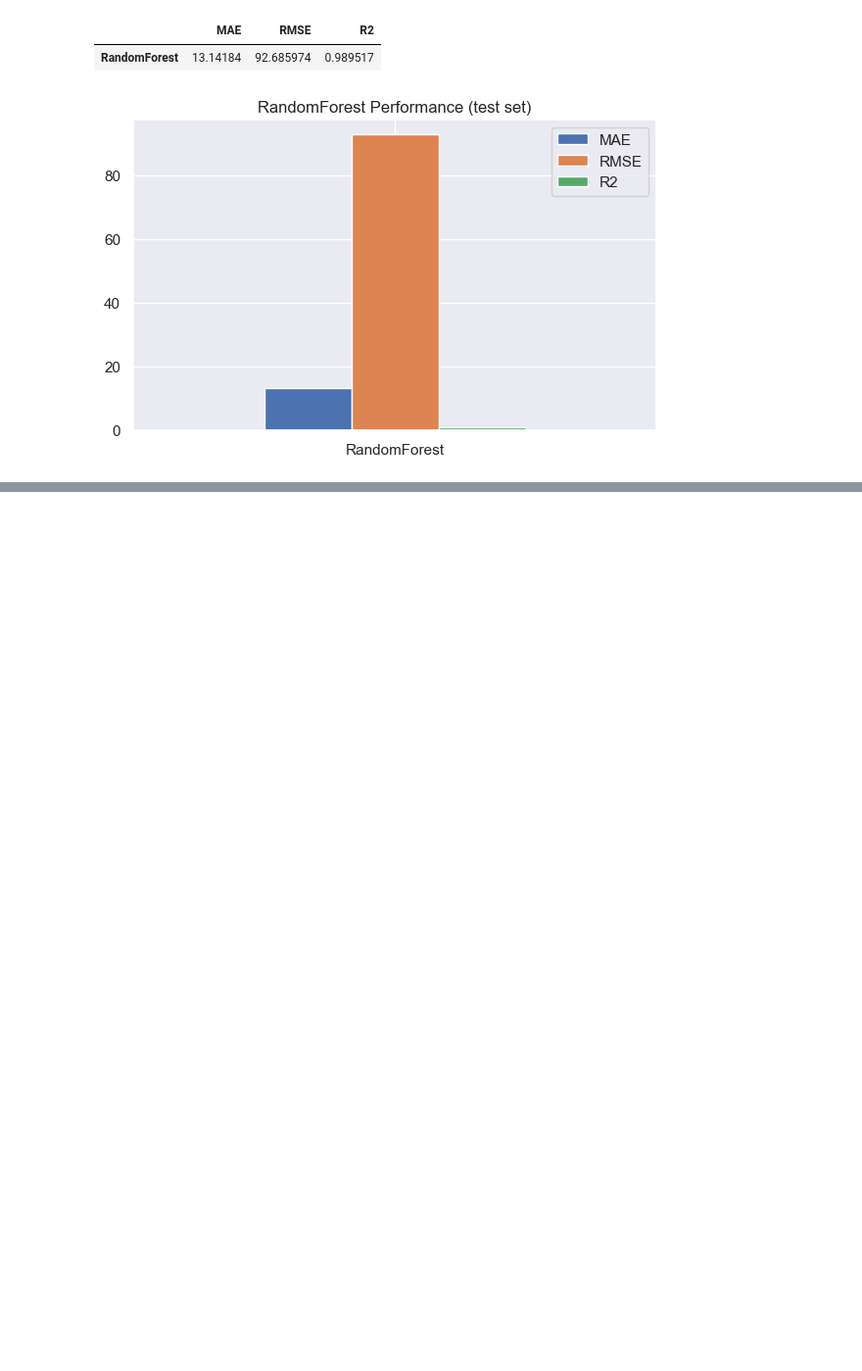
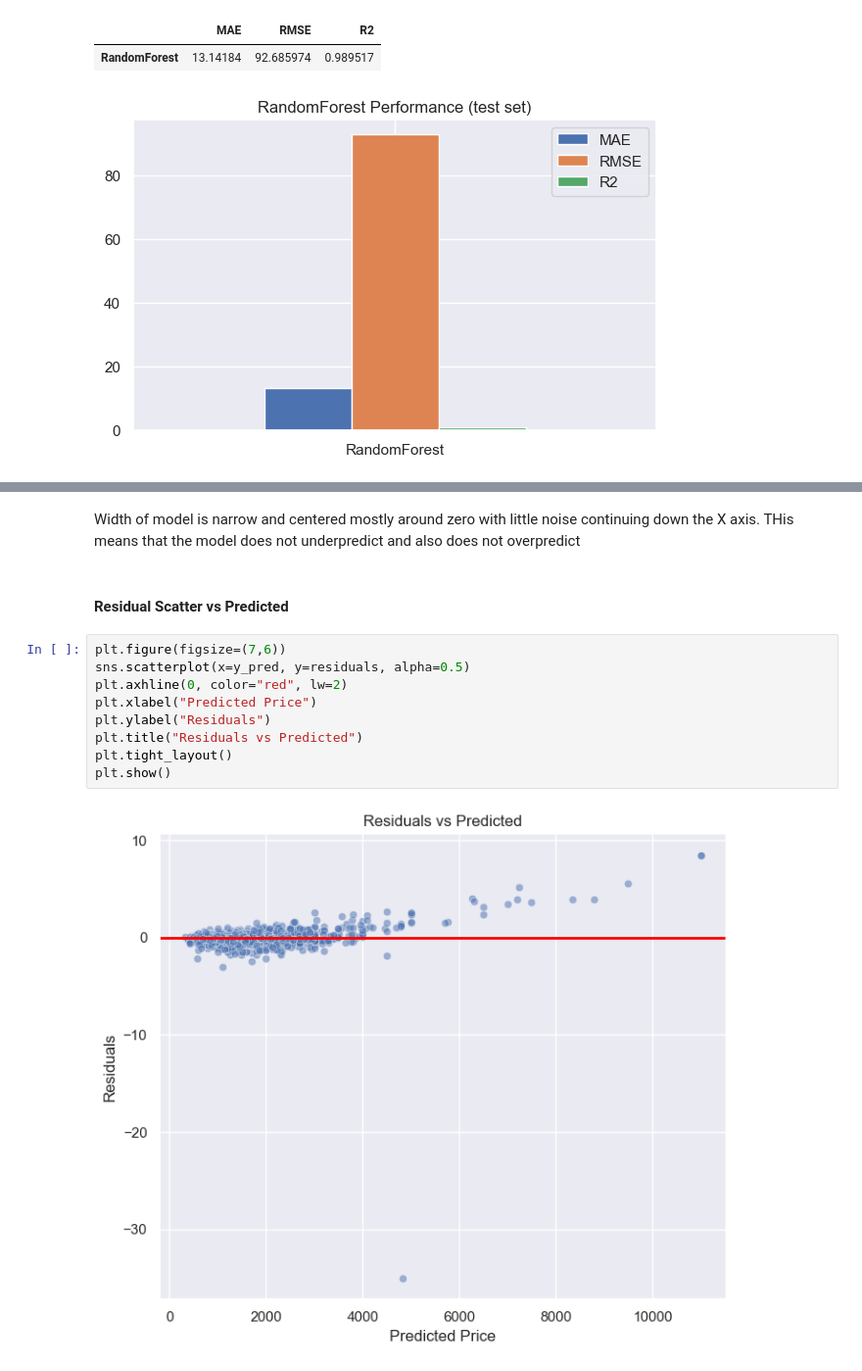
Before and after one commit to beatricemailum/CSCI316_GroupAssignment, a Jupyter notebook: CSCI316_G18_Task1.ipynb, the cells around one changed output, grey strips where cells are left out. Shown: that part at 98% size. Drawn from its saved outputs; the diff is of its cells as text; blank space fills up the shorter version.

```diff
--- a/CSCI316_G18_Task1.ipynb
+++ b/CSCI316_G18_Task1.ipynb
@@ -195,0 +359,15 @@ plt.show()
+# %% [markdown]
+Width of model is narrow and centered mostly around zero with little noise continuing down the X axis. THis means that the model does not underpredict and also does not overpredict
+# %% [markdown]
+#### Residual Scatter vs Predicted
+# %%
+plt.figure(figsize=(7,6))
+sns.scatterplot(x=y_pred, y=residuals, alpha=0.5)
+plt.axhline(0, color="red", lw=2)
+plt.xlabel("Predicted Price")
+plt.ylabel("Residuals")
+plt.title("Residuals vs Predicted")
+plt.tight_layout()
+plt.show()
+# %% [output]
+[figure, added]
```
Also changed, not shown: parts of 16 cells of this notebook.
